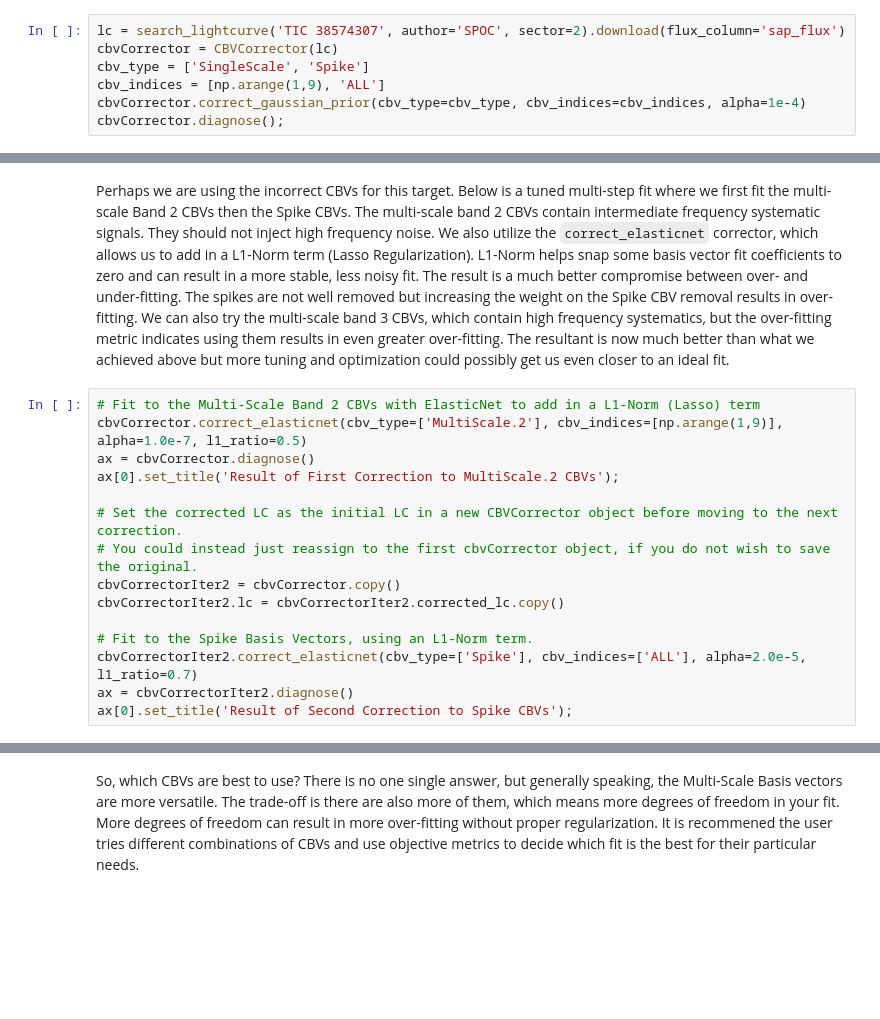
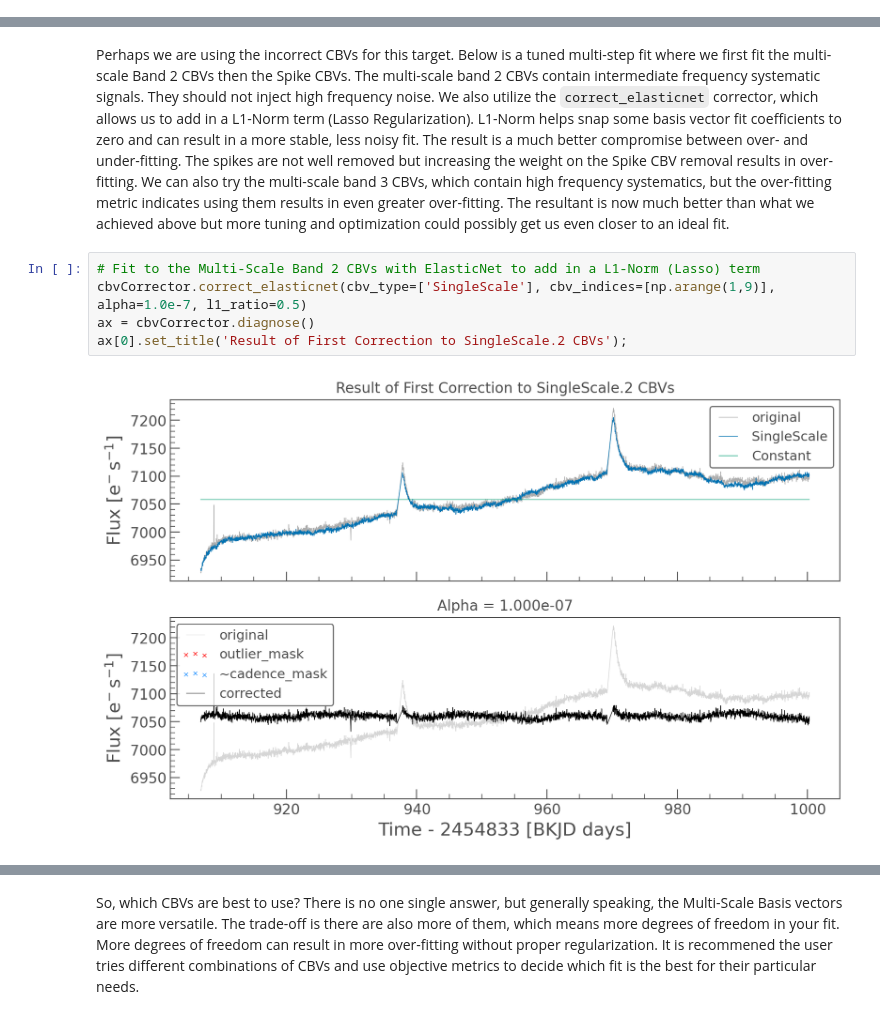
Before and after one commit to benmontet/wilson, a Jupyter notebook: notebooks/02_design_matrix/02_adapt_CBVs_demo.ipynb, the cells around one changed output, grey strips where cells are left out. Drawn from its saved outputs; the diff is of its cells as text; blank space fills up the shorter version.

```diff
--- a/notebooks/02_design_matrix/02_adapt_CBVs_demo.ipynb
+++ b/notebooks/02_design_matrix/02_adapt_CBVs_demo.ipynb
@@ -95,7 +104,0 @@ Let's now look at another example, this time where there is no clear single best
-# %%
-lc = search_lightcurve('TIC 38574307', author='SPOC', sector=2).download(flux_column='sap_flux')
-cbvCorrector = CBVCorrector(lc)
-cbv_type = ['SingleScale', 'Spike']
-cbv_indices = [np.arange(1,9), 'ALL']
-cbvCorrector.correct_gaussian_prior(cbv_type=cbv_type, cbv_indices=cbv_indices, alpha=1e-4)
-cbvCorrector.diagnose();
@@ -138,19 +108,11 @@ We see now that the high frequency noise injection is small compared to the orig
 Perhaps we are using the incorrect CBVs for this target. Below is a tuned multi-step fit where we first fit the multi-scale Band 2 CBVs then the Spike CBVs. The multi-scale band 2 CBVs contain intermediate frequency systematic signals. They should not inject high frequency noise. We also utilize the `correct_elasticnet` corrector, which allows us to add in a L1-Norm term (Lasso Regularization). L1-Norm helps snap some basis vector fit coefficients to zero and can result in a more stable, less noisy fit. The result is a much better compromise between over- and under-fitting. The spikes are not well removed but increasing the weight on the Spike CBV removal results in over-fitting. We can also try the multi-scale band 3 CBVs, which contain high frequency systematics, but the over-fitting metric indicates using them results in even greater over-fitting. The resultant is now much better than what we achieved above but more tuning and optimization could possibly get us even closer to an ideal fit.
 # %%
 # Fit to the Multi-Scale Band 2 CBVs with ElasticNet to add in a L1-Norm (Lasso) term
-cbvCorrector.correct_elasticnet(cbv_type=['MultiScale.2'], cbv_indices=[np.arange(1,9)], alpha=1.0e-7, l1_ratio=0.5)
+cbvCorrector.correct_elasticnet(cbv_type=['SingleScale'], cbv_indices=[np.arange(1,9)], alpha=1.0e-7, l1_ratio=0.5)
 ax = cbvCorrector.diagnose()
-ax[0].set_title('Result of First Correction to MultiScale.2 CBVs');
-
-# Set the corrected LC as the initial LC in a new CBVCorrector object before moving to the next correction.
-# You could instead just reassign to the first cbvCorrector object, if you do not wish to save the original.
-cbvCorrectorIter2 = cbvCorrector.copy()
-cbvCorrectorIter2.lc = cbvCorrectorIter2.corrected_lc.copy()
-
-# Fit to the Spike Basis Vectors, using an L1-Norm term.
-cbvCorrectorIter2.correct_elasticnet(cbv_type=['Spike'], cbv_indices=['ALL'], alpha=2.0e-5, l1_ratio=0.7)
-ax = cbvCorrectorIter2.diagnose()
-ax[0].set_title('Result of Second Correction to Spike CBVs');
+ax[0].set_title('Result of First Correction to SingleScale.2 CBVs');
+# %% [output]
+[figure, added]
 # %%
 # Compute the final goodness metrics compared to the original lightcurve.
 # This requires us to copy the original light curve into cbvCorrectorIter2.lc so that the goodness metrics compares the corrected_lc to the proper initial light curve.
```
Also changed, not shown: parts of 40 cells of this notebook.
